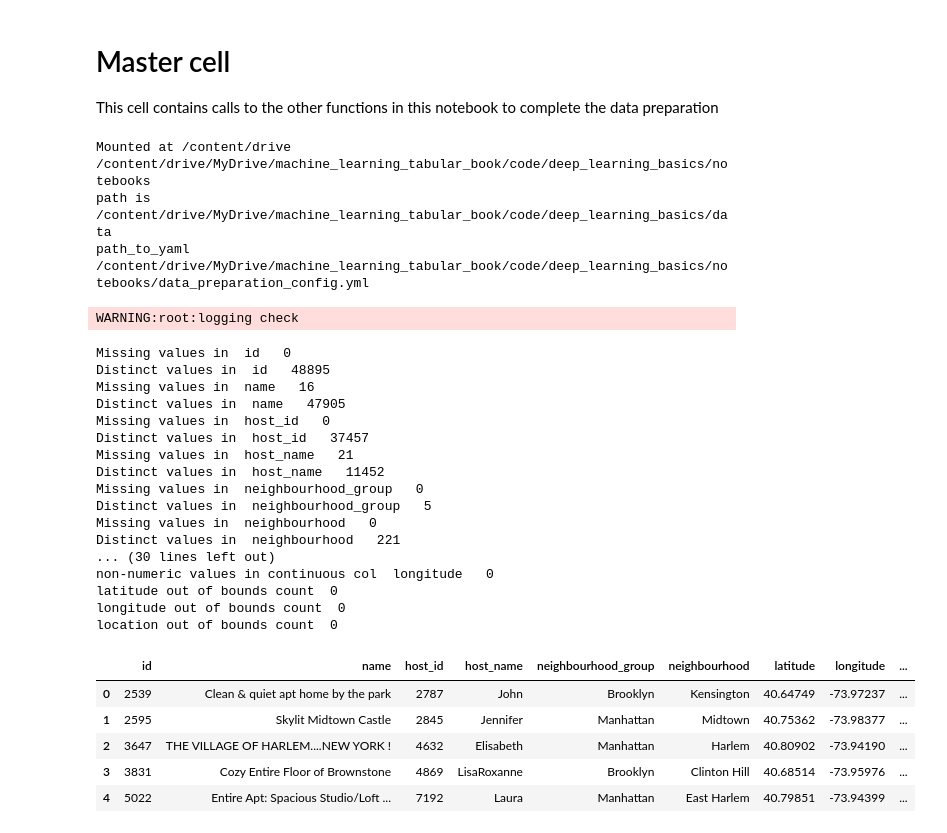
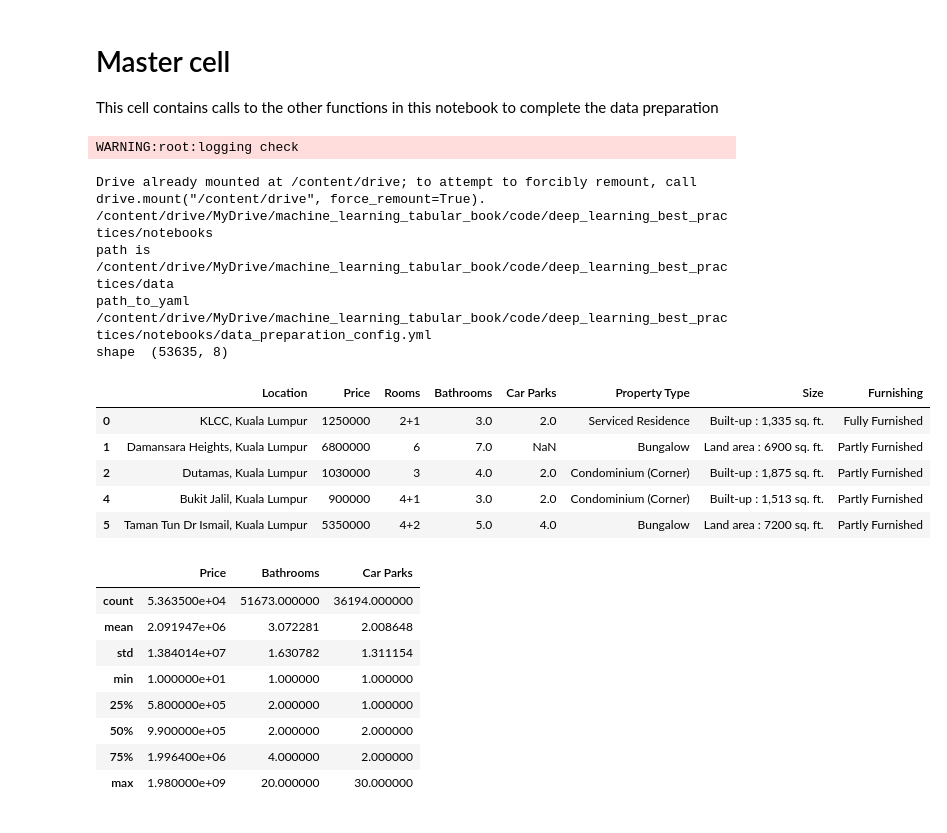
Before and after one commit to ryanmark1867/deep_learning_best_practices, a Jupyter notebook: notebooks/data_preparation.ipynb, the cells around one changed output. Drawn from its saved outputs; the diff is of its cells as text; code cells hidden in the pictures.

Commit message:
update data prep

```diff
--- a/notebooks/data_preparation.ipynb
+++ b/notebooks/data_preparation.ipynb
@@ -225,12 +206,0 @@ def out_of_bounding_box(latitude,longitude,bounding_box):
-# %%
-def geo_assessment(df,bounding_box):
-    ''' assess the geo columns in a dataframe by counting how many latitude and longitude values are outside the bounding box
-    Args:
-        df: dataframe for assessment
-        bounding_box: dictionary of maximum and minimum valid latitude and longitude values
-    '''
-    # count the number of entries in the latitude column that are above or below a given amount
-    # df['col_3'] = df.apply(lambda x: get_sublist(x.col_1, x.col_2), axis=1)
-    print("latitude out of bounds count ",str(df['latitude'].apply(lambda x:out_of_range(x,bounding_box['max_lat'],bounding_box['min_lat'])).sum()))
-    print("longitude out of bounds count ",str(df['longitude'].apply(lambda x:out_of_range(x,bounding_box['max_long'],bounding_box['min_long'])).sum()))
-    print("location out of bounds count ",str(df.apply(lambda x: out_of_bounding_box(x.latitude,x.longitude,bounding_box), axis=1).sum()))
@@ -240,46 +298,44 @@ This cell contains calls to the other functions in this notebook to complete the
 # %%
 # master cell to call the other functions
 # get the path for data files
 set_current_directory()
 path = get_path()
 print("path is ",path)
 config = get_config('data_preparation_config.yml')
 logging.getLogger().setLevel(logging.WARNING)
 logging.warning("logging check")
 #print_config_values(config)
 # load dataframe and, if parameter set, save CSV file as a pickled dataframe
-df = ingest_data(path,config['file_names']['input_csv'],config['file_names']['pickled_input_dataframe'],config['general']['save_raw_dataframe'],config['general']['load_from_scratch'])
+print("shape ",df.shape)
+'''
 # get basic assessment information for the dataframe
 basic_assessment(df,config['columns'],config['valid_values'],config['non_negative_continuous'])
 # get assessment for geospatial information
 geo_assessment(df,config['bounding_box'])
+'''
 df.head()
 # %% [output]
-Mounted at /content/drive
-/content/drive/MyDrive/machine_learning_tabular_book/code/deep_learning_basics/notebooks
-path is  /content/drive/MyDrive/machine_learning_tabular_book/code/deep_learning_basics/data
-path_to_yaml /content/drive/MyDrive/machine_learning_tabular_book/code/deep_learning_basics/notebooks/data_preparation_config.yml
+WARNING:root:logging check
-WARNING:root:logging check
+Drive already mounted at /content/drive; to attempt to forcibly remount, call drive.mount("/content/drive", force_remount=True).
+/content/drive/MyDrive/machine_learning_tabular_book/code/deep_learning_best_practices/notebooks
+path is  /content/drive/MyDrive/machine_learning_tabular_book/code/deep_learning_best_practices/data
+path_to_yaml /content/drive/MyDrive/machine_learning_tabular_book/code/deep_learning_best_practices/notebooks/data_preparation_config.yml
+shape  (53635, 8)
-Missing values in  id   0
-Distinct values in  id   48895
-Missing values in  name   16
-Distinct values in  name   47905
-Missing values in  host_id   0
-Distinct values in  host_id   37457
-Missing values in  host_name   21
-Distinct values in  host_name   11452
-Missing values in  neighbourhood_group   0
-Distinct values in  neighbourhood_group   5
-Missing values in  neighbourhood   0
-Distinct values in  neighbourhood   221
-... (30 lines left out)
-non-numeric values in continuous col  longitude   0
-latitude out of bounds count  0
-longitude out of bounds count  0
-location out of bounds count  0
-|  | id | name | host_id | host_name | neighbourhood_group | neighbourhood | latitude | longitude | ... |
-| 0 | 2539 | Clean & quiet apt home by the park | 2787 | John | Brooklyn | Kensington | 40.64749 | -73.97237 | ... |
-| 1 | 2595 | Skylit Midtown Castle | 2845 | Jennifer | Manhattan | Midtown | 40.75362 | -73.98377 | ... |
-| 2 | 3647 | THE VILLAGE OF HARLEM....NEW YORK ! | 4632 | Elisabeth | Manhattan | Harlem | 40.80902 | -73.94190 | ... |
-| 3 | 3831 | Cozy Entire Floor of Brownstone | 4869 | LisaRoxanne | Brooklyn | Clinton Hill | 40.68514 | -73.95976 | ... |
-| 4 | 5022 | Entire Apt: Spacious Studio/Loft ... | 7192 | Laura | Manhattan | East Harlem | 40.79851 | -73.94399 | ... |
+|  | Location | Price | Rooms | Bathrooms | Car Parks | Property Type | Size | Furnishing |
+| 0 | KLCC, Kuala Lumpur | 1250000 | 2+1 | 3.0 | 2.0 | Serviced Residence | Built-up : 1,335 sq. ft. | Fully Furnished |
+| 1 | Damansara Heights, Kuala Lumpur | 6800000 | 6 | 7.0 | NaN | Bungalow | Land area : 6900 sq. ft. | Partly Furnished |
+| 2 | Dutamas, Kuala Lumpur | 1030000 | 3 | 4.0 | 2.0 | Condominium (Corner) | Built-up : 1,875 sq. ft. | Partly Furnished |
+| 4 | Bukit Jalil, Kuala Lumpur | 900000 | 4+1 | 3.0 | 2.0 | Condominium (Corner) | Built-up : 1,513 sq. ft. | Partly Furnished |
+| 5 | Taman Tun Dr Ismail, Kuala Lumpur | 5350000 | 4+2 | 5.0 | 4.0 | Bungalow | Land area : 7200 sq. ft. | Partly Furnished |
+# %%
+df.describe()
+# %% [output]
+|  | Price | Bathrooms | Car Parks |
+| count | 5.363500e+04 | 51673.000000 | 36194.000000 |
+| mean | 2.091947e+06 | 3.072281 | 2.008648 |
+| std | 1.384014e+07 | 1.630782 | 1.311154 |
+| min | 1.000000e+01 | 1.000000 | 1.000000 |
+| 25% | 5.800000e+05 | 2.000000 | 1.000000 |
+| 50% | 9.900000e+05 | 2.000000 | 2.000000 |
+| 75% | 1.996400e+06 | 4.000000 | 2.000000 |
+| max | 1.980000e+09 | 20.000000 | 30.000000 |
```
Also changed, not shown: parts of 11 cells of this notebook, 1 other file.
